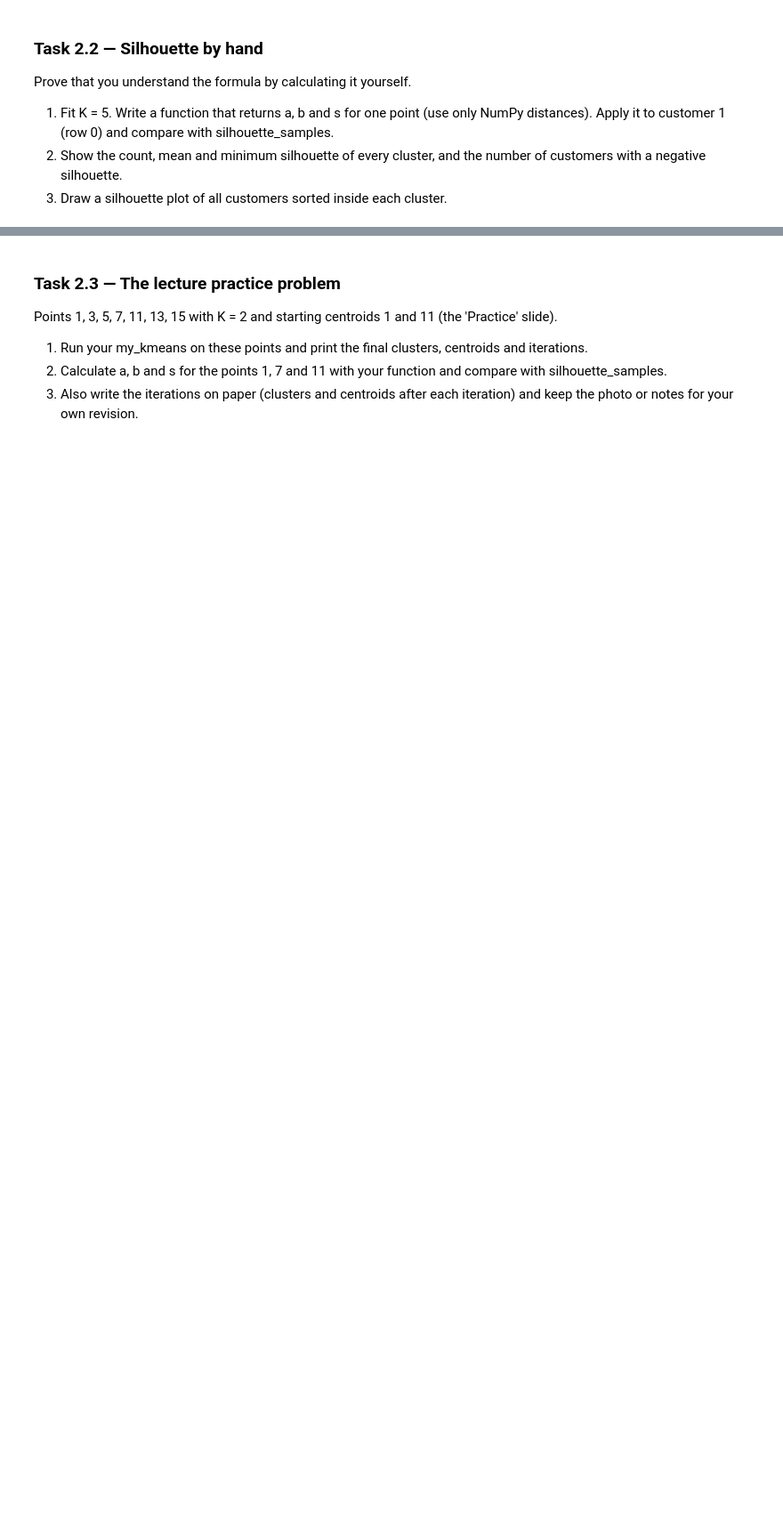
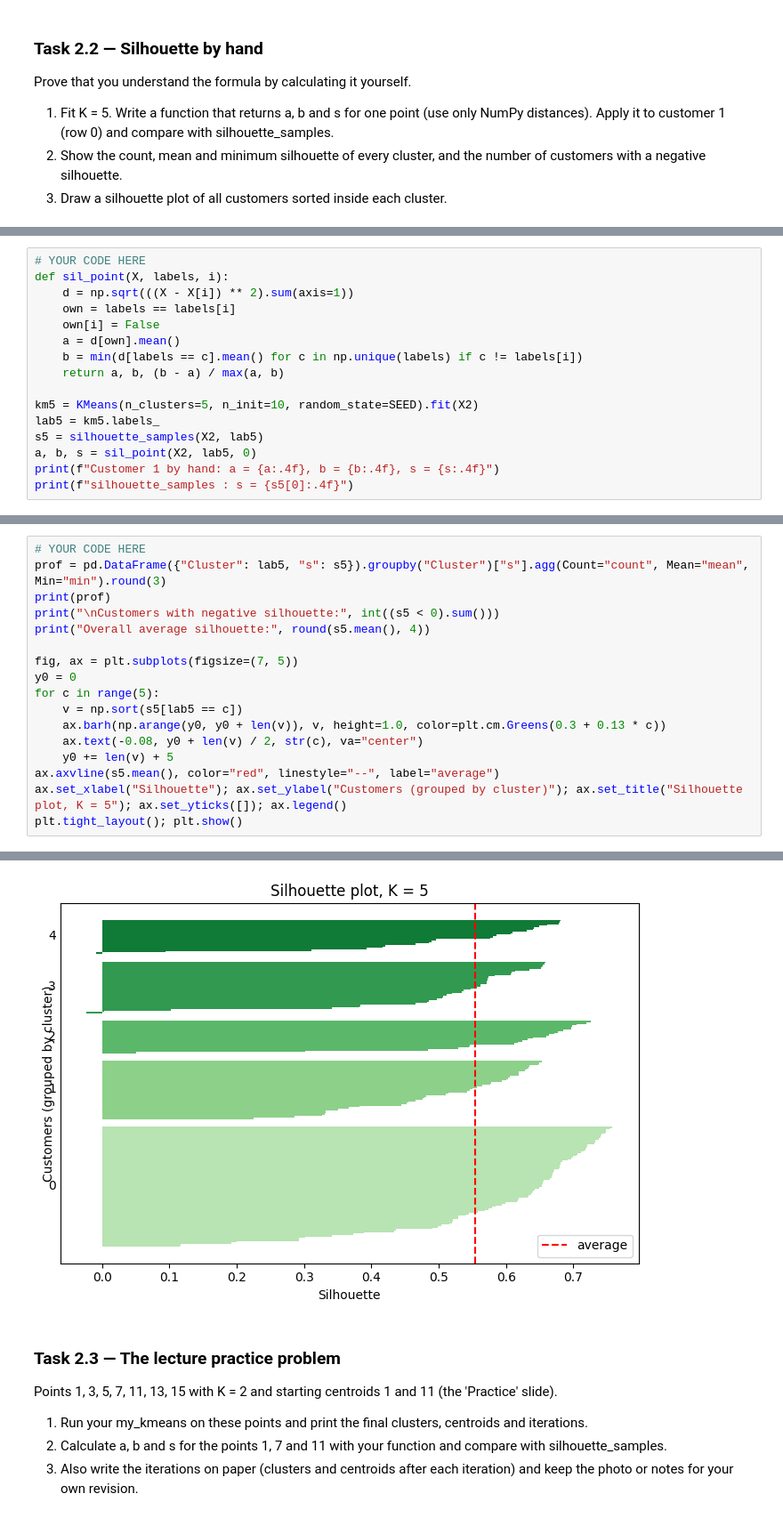
Before and after one commit to ManahilFatima16/Machine_Learning_Labs-., a Jupyter notebook: Lab_10_Manahil_Fatima_k_means_clustering.ipynb, the cells around one changed output, grey strips where cells are left out. Shown at 89% size. Saved outputs shown, nothing was run; the diff lists cells and outputs as text; blank space fills up the shorter version.

```diff
--- a/Lab_10_Manahil_Fatima_k_means_clustering.ipynb
+++ b/Lab_10_Manahil_Fatima_k_means_clustering.ipynb
@@ -236,0 +358,16 @@ Prove that you understand the formula by calculating it yourself.
+# %%
+# YOUR CODE HERE
+def sil_point(X, labels, i):
+    d = np.sqrt(((X - X[i]) ** 2).sum(axis=1))
+    own = labels == labels[i]
+    own[i] = False
+    a = d[own].mean()
+    b = min(d[labels == c].mean() for c in np.unique(labels) if c != labels[i])
+    return a, b, (b - a) / max(a, b)
+
+km5 = KMeans(n_clusters=5, n_init=10, random_state=SEED).fit(X2)
+lab5 = km5.labels_
+s5 = silhouette_samples(X2, lab5)
+a, b, s = sil_point(X2, lab5, 0)
+print(f"Customer 1 by hand: a = {a:.4f}, b = {b:.4f}, s = {s:.4f}")
+print(f"silhouette_samples : s = {s5[0]:.4f}")
@@ -236,0 +377,18 @@ Prove that you understand the formula by calculating it yourself.
+# %%
+# YOUR CODE HERE
+prof = pd.DataFrame({"Cluster": lab5, "s": s5}).groupby("Cluster")["s"].agg(Count="count", Mean="mean", Min="min").round(3)
+print(prof)
+print("\nCustomers with negative silhouette:", int((s5 < 0).sum()))
+print("Overall average silhouette:", round(s5.mean(), 4))
+
+fig, ax = plt.subplots(figsize=(7, 5))
+y0 = 0
+for c in range(5):
+    v = np.sort(s5[lab5 == c])
+    ax.barh(np.arange(y0, y0 + len(v)), v, height=1.0, color=plt.cm.Greens(0.3 + 0.13 * c))
+    ax.text(-0.08, y0 + len(v) / 2, str(c), va="center")
+    y0 += len(v) + 5
+ax.axvline(s5.mean(), color="red", linestyle="--", label="average")
+ax.set_xlabel("Silhouette"); ax.set_ylabel("Customers (grouped by cluster)"); ax.set_title("Silhouette plot, K = 5"); ax.set_yticks([]); ax.legend()
+plt.tight_layout(); plt.show()
+# %% [output]
@@ -237,3 +405,4 @@ Prove that you understand the formula by calculating it yourself.
+[figure, added]
 # %% [markdown]
 ### Task 2.3 — The lecture practice problem
 
```
Also changed, not shown: parts of 64 cells of this notebook.
